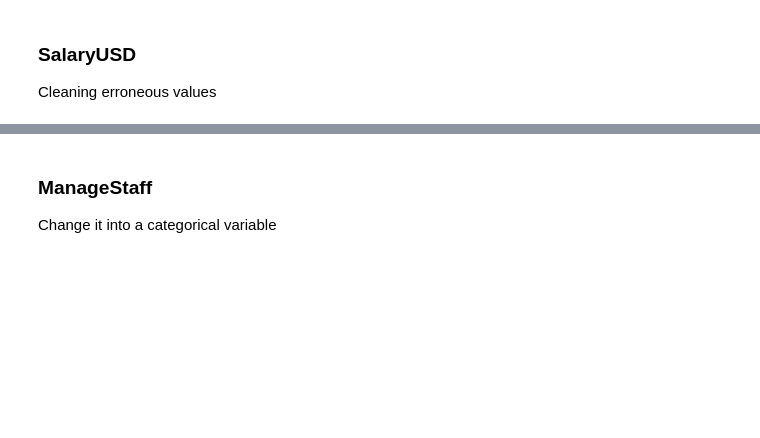
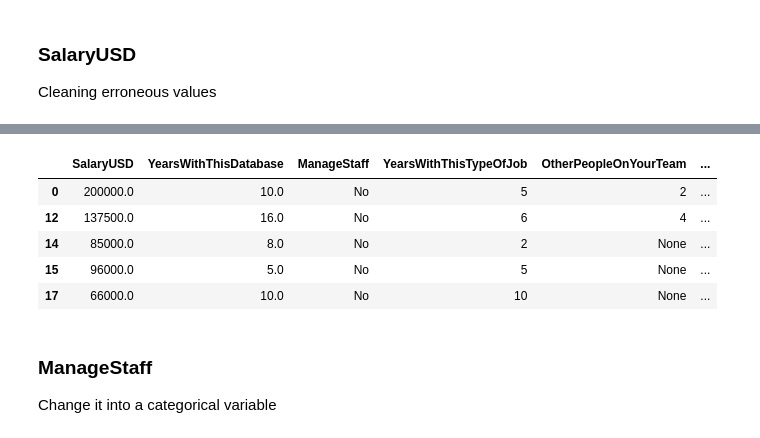
Before and after one commit to unit-00/data-professionals, a Jupyter notebook: cap1.ipynb, the cells around one changed output, grey strips where cells are left out. Drawn from its saved outputs; the diff is of its cells as text; code cells hidden in the pictures; blank space fills up the shorter version.

```diff
--- a/cap1.ipynb
+++ b/cap1.ipynb
@@ -302,2 +502,0 @@ X[X['YearsWithThisDatabase'] > 100]
-# %%
-X = X.drop(X[X['YearsWithThisDatabase'] > 100].index)
@@ -304,3 +506,21 @@ X = X.drop(X[X['YearsWithThisDatabase'] > 100].index)
+# %%
+def transform_zipcode(row):
+    if row in results_combined:
+        return results_combined[row]
+    return row
+# %%
+X.loc[:, 'PostalCodeStates'] = X['PostalCode'].apply(transform_zipcode)
+# %%
+X = X.drop('PostalCode', axis=1)
+# %%
+X.head()
+# %% [output]
+|  | SalaryUSD | YearsWithThisDatabase | ManageStaff | YearsWithThisTypeOfJob | OtherPeopleOnYourTeam | ... |
+| 0 | 200000.0 | 10.0 | No | 5 | 2 | ... |
+| 12 | 137500.0 | 16.0 | No | 6 | 4 | ... |
+| 14 | 85000.0 | 8.0 | No | 2 | None | ... |
+| 15 | 96000.0 | 5.0 | No | 5 | None | ... |
+| 17 | 66000.0 | 10.0 | No | 10 | None | ... |
 # %% [markdown]
 ### ManageStaff
 
```
Also changed, not shown: parts of 106 cells of this notebook, 1 other file.
